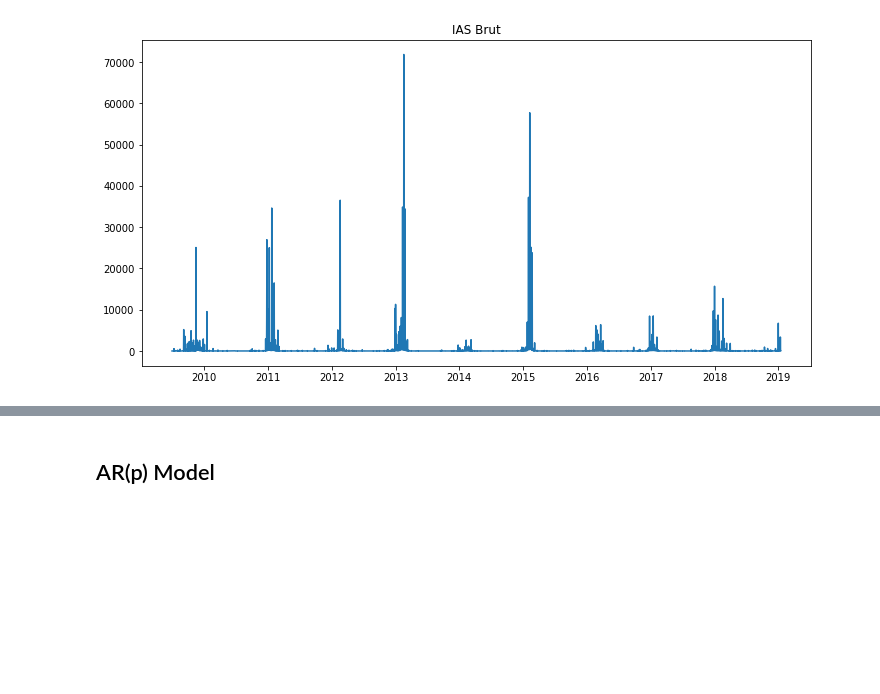
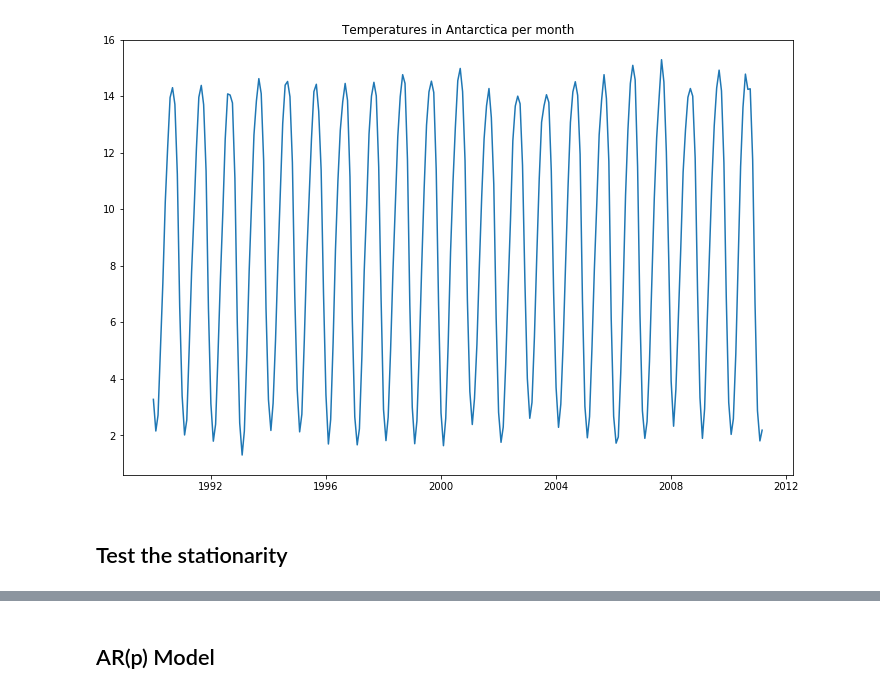
Before and after one commit to HabibAouani/MSc-Data-Science, a Jupyter notebook: MDI343/TimeSeries/TImeSeriesDemo.ipynb, the cells around one changed output, grey strips where cells are left out. Saved outputs shown, nothing was run; the diff lists cells and outputs as text; code cells hidden in the pictures; blank space fills up the shorter version.

```diff
--- a/MDI343/TimeSeries/TImeSeriesDemo.ipynb
+++ b/MDI343/TimeSeries/TImeSeriesDemo.ipynb
@@ -30,2 +43,4 @@ df.head()
+# %%
+df.index = pd.to_datetime(df['Time'].str.replace("M", "-"))
 # %%
-df = df.drop(['IAS_lissé', 'Incidence_Sentinelles'], axis=1)
+df = df.drop(['Time', 'Arctic'], axis=1)
@@ -36,4 +46,0 @@ df['IAS_brut'].isnull().sum()
-# %%
-df['IAS_brut'] = df['IAS_brut'].interpolate()
-# %%
-df['PERIODE'] = pd.to_datetime(df['PERIODE'])
@@ -40,7 +57,9 @@ df['PERIODE'] = pd.to_datetime(df['PERIODE'])
 # %%
-plt.figure(figsize=(12,6))
-plt.plot(df['PERIODE'].values, df['IAS_brut'].values)
-plt.title("IAS Brut")
+plt.figure(figsize=(12,8))
+plt.plot(df['Antarctica'])
+plt.title("Temperatures in Antarctica per month")
 plt.show()
 # %% [output]
-[figure, old version]
+[figure, new version]
+# %% [markdown]
+## Test the stationarity
```
Also changed, not shown: parts of 41 cells of this notebook, 27 other files.
